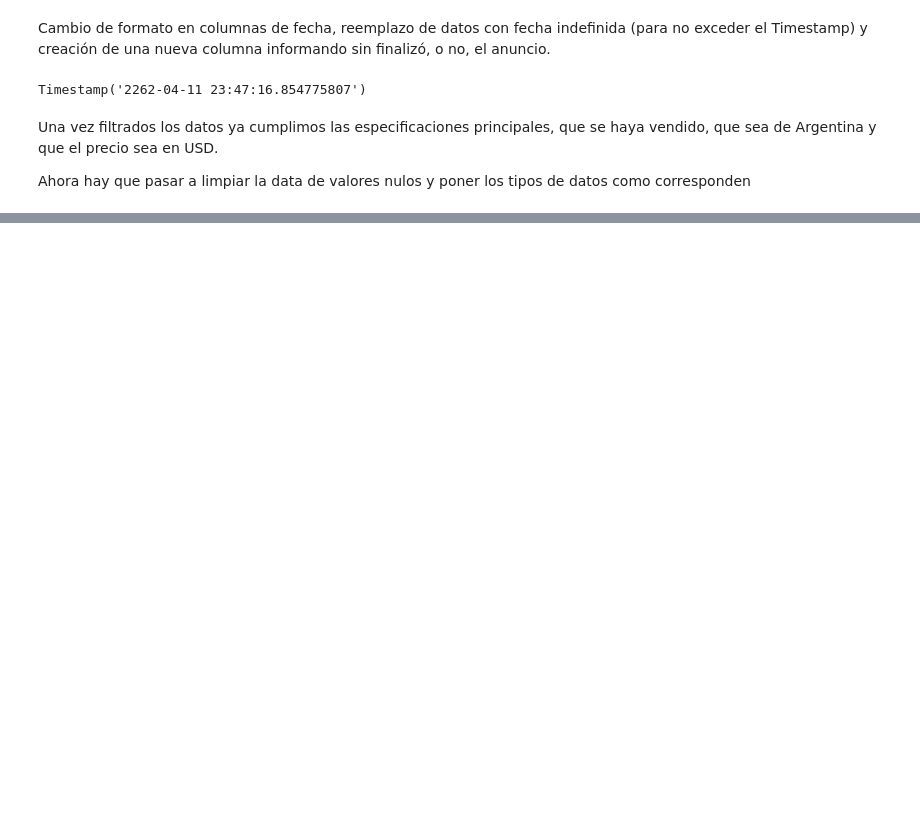
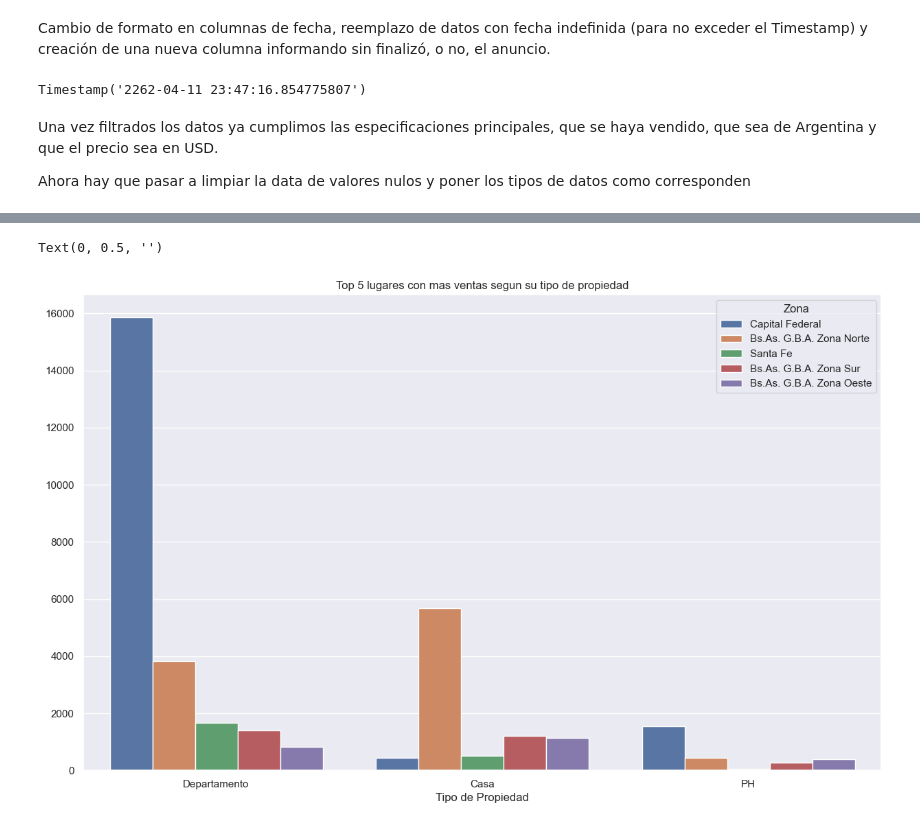
Before and after one commit to Jmgaz/Proyecto_Final_Data_Science, a Jupyter notebook: Proyecto_Final.ipynb, the cells around one changed output, grey strips where cells are left out. Saved outputs shown, nothing was run; the diff lists cells and outputs as text; code cells hidden in the pictures; blank space fills up the shorter version.

```diff
--- a/Proyecto_Final.ipynb
+++ b/Proyecto_Final.ipynb
@@ -153,0 +262,16 @@ Ahora hay que pasar a limpiar la data de valores nulos y poner los tipos de dato
+# %%
+top_5_lugares_con_mas_ventas = df.groupby(["l2","property_type"]).count().reset_index()
+top_5_lugares_con_mas_ventas = top_5_lugares_con_mas_ventas[['l2','property_type','id']]
+top_5_lugares_con_mas_ventas = top_5_lugares_con_mas_ventas[(top_5_lugares_con_mas_ventas['l2'] == 'Capital Federal') | (top_5_lugares_con_mas_ventas['l2'] == 'Bs.As. G.B.A. Zona Sur') | (top_5_lugares_con_mas_ventas['l2'] == 'Bs.As. G.B.A. Zona Norte') | (top_5_lugares_con_mas_ventas['l2'] == 'Bs.As. G.B.A. Zona Oeste') | (top_5_lugares_con_mas_ventas['l2'] == 'Santa Fe')]
+top_5_lugares_con_mas_ventas = top_5_lugares_con_mas_ventas[(top_5_lugares_con_mas_ventas['property_type'] == 'Departamento') | (top_5_lugares_con_mas_ventas['property_type'] == 'Casa') | (top_5_lugares_con_mas_ventas['property_type'] == 'PH')]
+
+top_5_lugares_con_mas_ventas = top_5_lugares_con_mas_ventas.sort_values(by=['id'],ascending=False)
+top_5_lugares_con_mas_ventas = top_5_lugares_con_mas_ventas.rename(columns={'l2':'Zona'})
+
+sns.barplot(data=top_5_lugares_con_mas_ventas,x='property_type',y='id',hue='Zona')
+plt.title("Top 5 lugares con mas ventas segun su tipo de propiedad")
+plt.xlabel('Tipo de Propiedad')
+plt.ylabel("")
+# %% [output]
+Text(0, 0.5, '')
+[figure, added]
```
Also changed, not shown: parts of 20 cells of this notebook.
